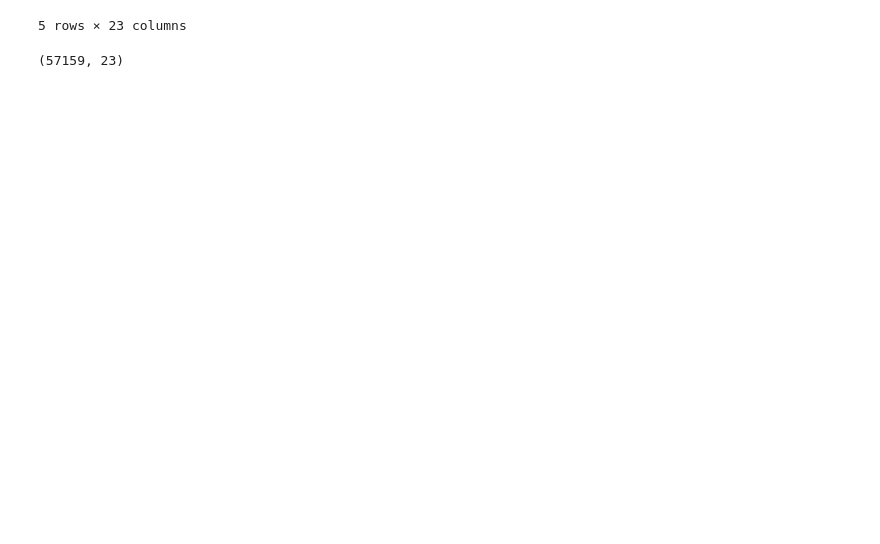
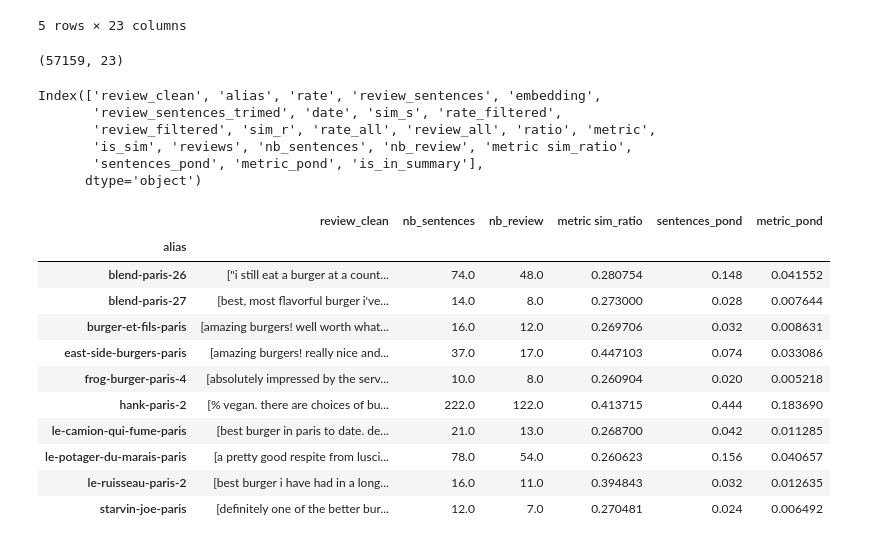
Before and after one commit to arthurcol/fobokiller, a Jupyter notebook: notebooks/heatmap_module_arthur.ipynb, the cells around one changed output. Saved outputs shown, nothing was run; the diff lists cells and outputs as text; code cells hidden in the pictures; blank space fills up the shorter version.

```diff
--- a/notebooks/heatmap_module_arthur.ipynb
+++ b/notebooks/heatmap_module_arthur.ipynb
@@ -215,3 +215,36 @@ mashallah.head()
 mashallah.shape
 # %% [output]
 (57159, 23)
+# %%
+mashallah.columns
+# %% [output]
+Index(['review_clean', 'alias', 'rate', 'review_sentences', 'embedding',
+       'review_sentences_trimed', 'date', 'sim_s', 'rate_filtered',
+       'review_filtered', 'sim_r', 'rate_all', 'review_all', 'ratio', 'metric',
+       'is_sim', 'reviews', 'nb_sentences', 'nb_review', 'metric sim_ratio',
+       'sentences_pond', 'metric_pond', 'is_in_summary'],
+      dtype='object')
+# %%
+summary_reconstructed = mashallah[mashallah['is_in_summary']==1].groupby('alias').agg({
+    'review_clean':list,
+    'nb_sentences':'mean',
+    'nb_review':'mean',
+    'metric sim_ratio':'mean',
+    'sentences_pond':'mean',
+    'metric_pond':'mean'
+})
+# %%
+summary_reconstructed
+# %% [output]
+|  | review_clean | nb_sentences | nb_review | metric sim_ratio | sentences_pond | metric_pond |
+| alias |  |  |  |  |  |  |
+| blend-paris-26 | ["i still eat a burger at a count... | 74.0 | 48.0 | 0.280754 | 0.148 | 0.041552 |
+| blend-paris-27 | [best, most flavorful burger i've... | 14.0 | 8.0 | 0.273000 | 0.028 | 0.007644 |
+| burger-et-fils-paris | [amazing burgers! well worth what... | 16.0 | 12.0 | 0.269706 | 0.032 | 0.008631 |
+| east-side-burgers-paris | [amazing burgers! really nice and... | 37.0 | 17.0 | 0.447103 | 0.074 | 0.033086 |
+| frog-burger-paris-4 | [absolutely impressed by the serv... | 10.0 | 8.0 | 0.260904 | 0.020 | 0.005218 |
+| hank-paris-2 | [% vegan. there are choices of bu... | 222.0 | 122.0 | 0.413715 | 0.444 | 0.183690 |
+| le-camion-qui-fume-paris | [best burger in paris to date. de... | 21.0 | 13.0 | 0.268700 | 0.042 | 0.011285 |
+| le-potager-du-marais-paris | [a pretty good respite from lusci... | 78.0 | 54.0 | 0.260623 | 0.156 | 0.040657 |
+| le-ruisseau-paris-2 | [best burger i have had in a long... | 16.0 | 11.0 | 0.394843 | 0.032 | 0.012635 |
+| starvin-joe-paris | [definitely one of the better bur... | 12.0 | 7.0 | 0.270481 | 0.024 | 0.006492 |
```
Also changed, not shown: 1 other file.
